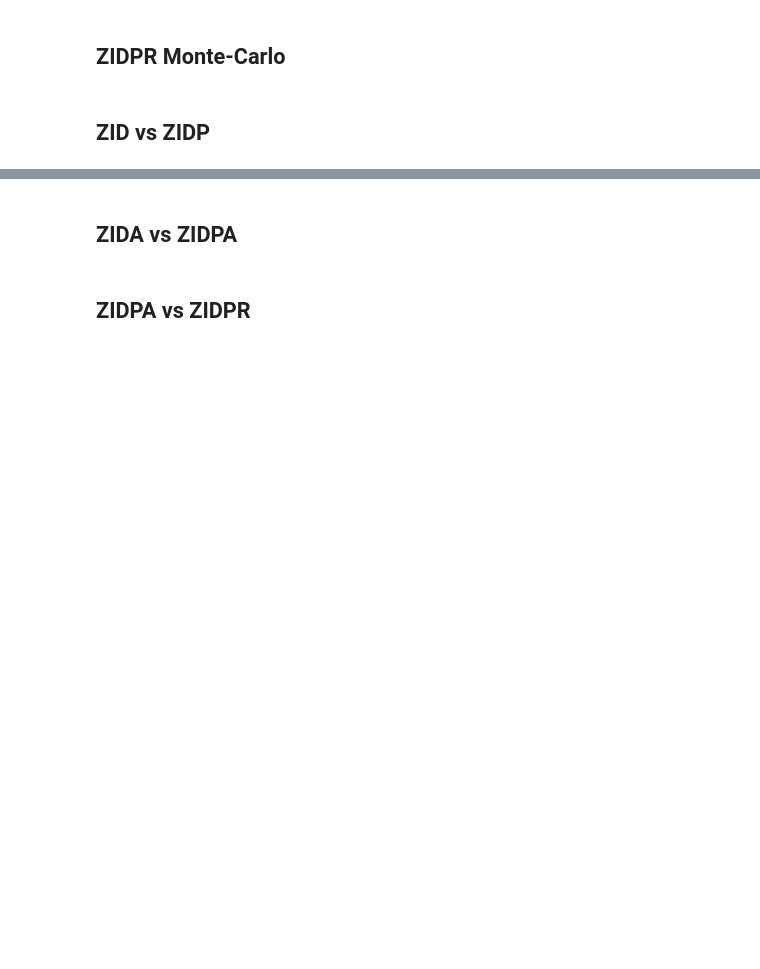
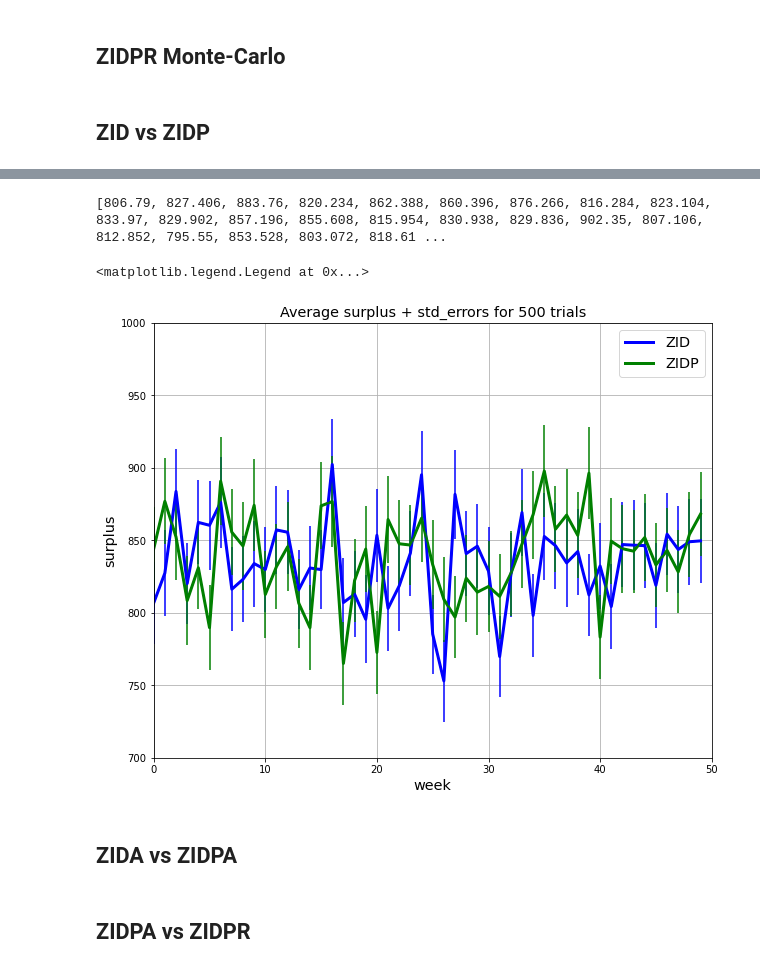
Before and after one commit to Kmccabe/dm_markets, a Jupyter notebook: modules_v2/dm_presentation_V6.ipynb, the cells around one changed output, grey strips where cells are left out. Drawn from its saved outputs; the diff is of its cells as text; code cells hidden in the pictures; blank space fills up the shorter version.

```diff
--- a/modules_v2/dm_presentation_V6.ipynb
+++ b/modules_v2/dm_presentation_V6.ipynb
@@ -1835,6 +1842,7 @@ ZID = dm_agents.ZID
 ZIDP = dm_agents.ZIDP   # name of agent class
 trader_objects =[ZID, ZIDP]
 
+sim_name = "ZID vs ZIDP"
 num_periods = 7
 num_weeks = 50
 num_rounds = 5
@@ -1843,7 +1851,7 @@ num_traders = 20
 num_units = 8
 lower_bound = 200
 upper_bound = 600
-data_table_8 = make_monte_carlo(num_trials, num_periods, num_weeks,
+data_table_8 = make_monte_carlo(sim_name, num_trials, num_periods, num_weeks,
                             num_rounds, grid_size,
                             num_traders, num_units,
                             lower_bound, upper_bound,
@@ -1898,21 +1909,25 @@ print(zid_avg)
 # %%
 x = [k for k in range(num_weeks)]
 print(zid_avg)
 fig, ax = plt.subplots(figsize=(10, 8))
 
 ax.plot(zid_avg, label = 'ZID', linestyle = 'solid', color='blue', lw =3)
 ax.errorbar(x, zid_avg, yerr=std_error_zid, color='blue')
 
 ax.plot(zidp_avg, label = 'ZIDP', linestyle = 'solid', color='green', lw =3)
 ax.errorbar(x, zidp_avg, yerr=std_error_zidp, color = 'green')
 
 ax.set_xlabel('week', size = 'x-large')
 ax.set_xbound(0, num_weeks)
-ax.set_ybound(0, 1500)
+ax.set_ybound(700, 1000)
 ax.grid(1)
 ax.set_ylabel('surplus', size = 'x-large')
 ax.set_title(f'Average surplus + std_errors for {num_trials} trials', size = 'x-large')
 ax.legend(fontsize='x-large')
+# %% [output]
+[806.79, 827.406, 883.76, 820.234, 862.388, 860.396, 876.266, 816.284, 823.104, 833.97, 829.902, 857.196, 855.608, 815.954, 830.938, 829.836, 902.35, 807.106, 812.852, 795.55, 853.528, 803.072, 818.61 ...
+<matplotlib.legend.Legend at 0x...>
+[figure, added]
 # %% [markdown]
 ## ZIDA vs ZIDPA
 # %%
```
Also changed, not shown: parts of 8 cells of this notebook, 5 other files.
